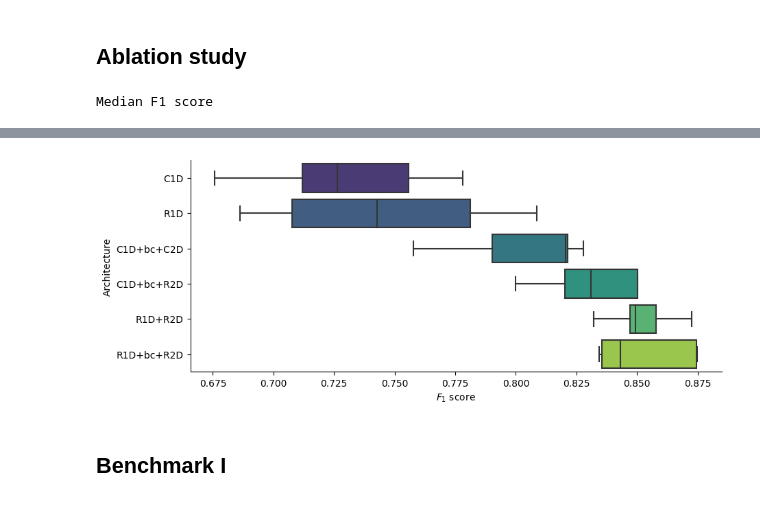
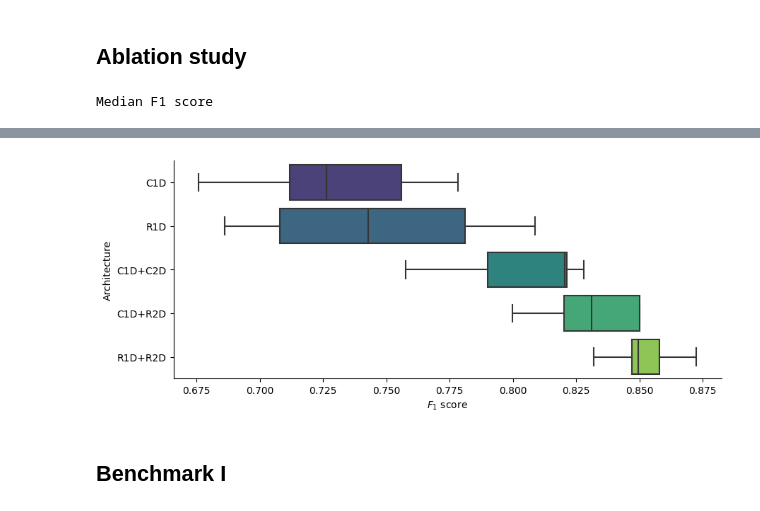
Before and after one commit to sinc-lab/sincFold, a Jupyter notebook: results/summary.ipynb, the cells around one changed output, grey strips where cells are left out. Cells and saved outputs as stored; diff of their text form; code cells hidden in the pictures.

```diff
--- a/results/summary.ipynb
+++ b/results/summary.ipynb
@@ -25,7 +25,7 @@ import pandas as pd
 import sys
 import numpy as np
 
-methods = ["C1D", "R1D", "C1D+bc+C2D", "C1D+bc+R2D", "R1D+R2D", "R1D+bc+R2D"]
+methods = ["C1D", "R1D", "C1D+C2D", "C1D+R2D", "R1D+R2D"]
 
 summary = pd.read_csv(f"ablation.csv", index_col="id")
 
@@ -66,5 +65,5 @@ R1D+bc+R2D    0.843046
 dtype: float64
-[figure, old version]
+[figure, new version]
 # %% [markdown]
 ## Benchmark I
 # %%
```
Also changed, not shown: parts of 1 cell of this notebook, 1 other file.
